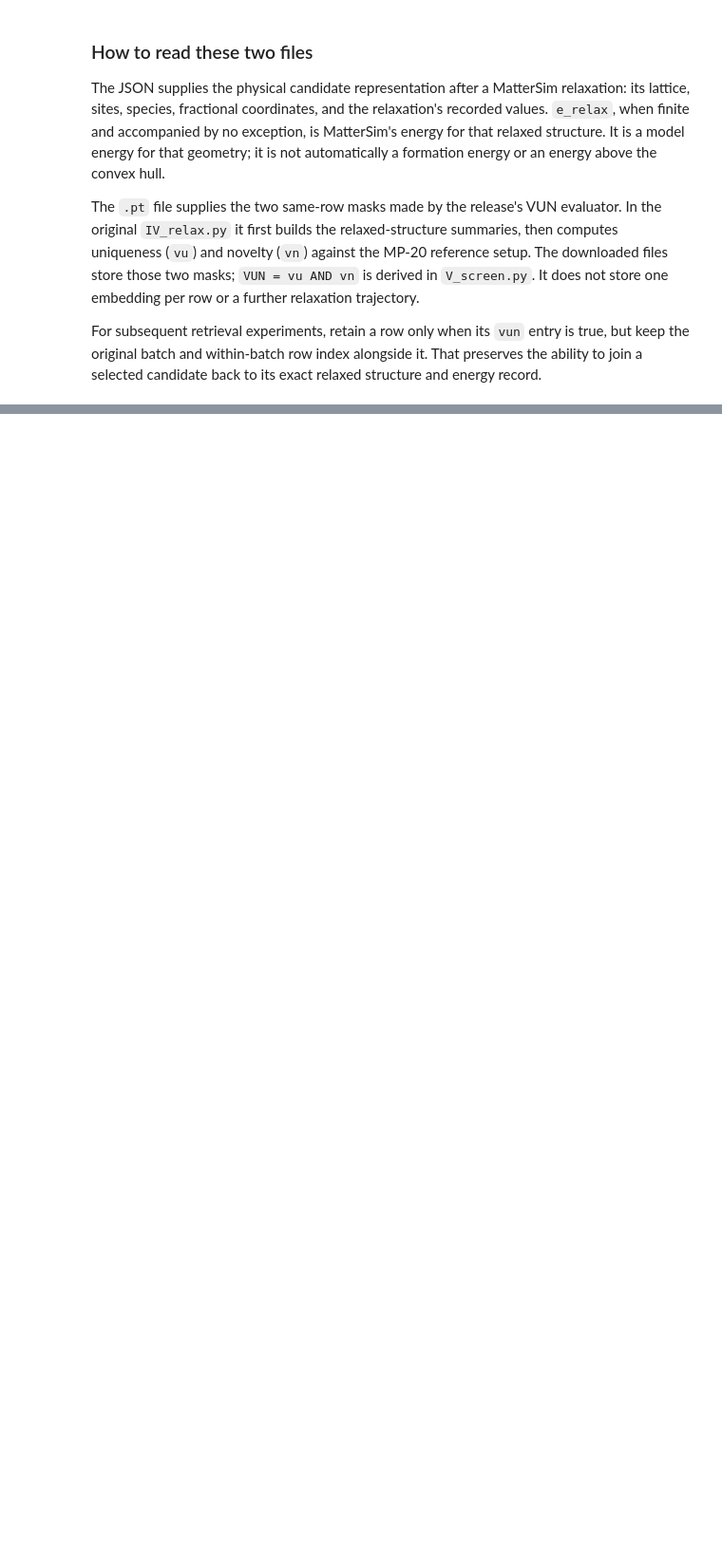
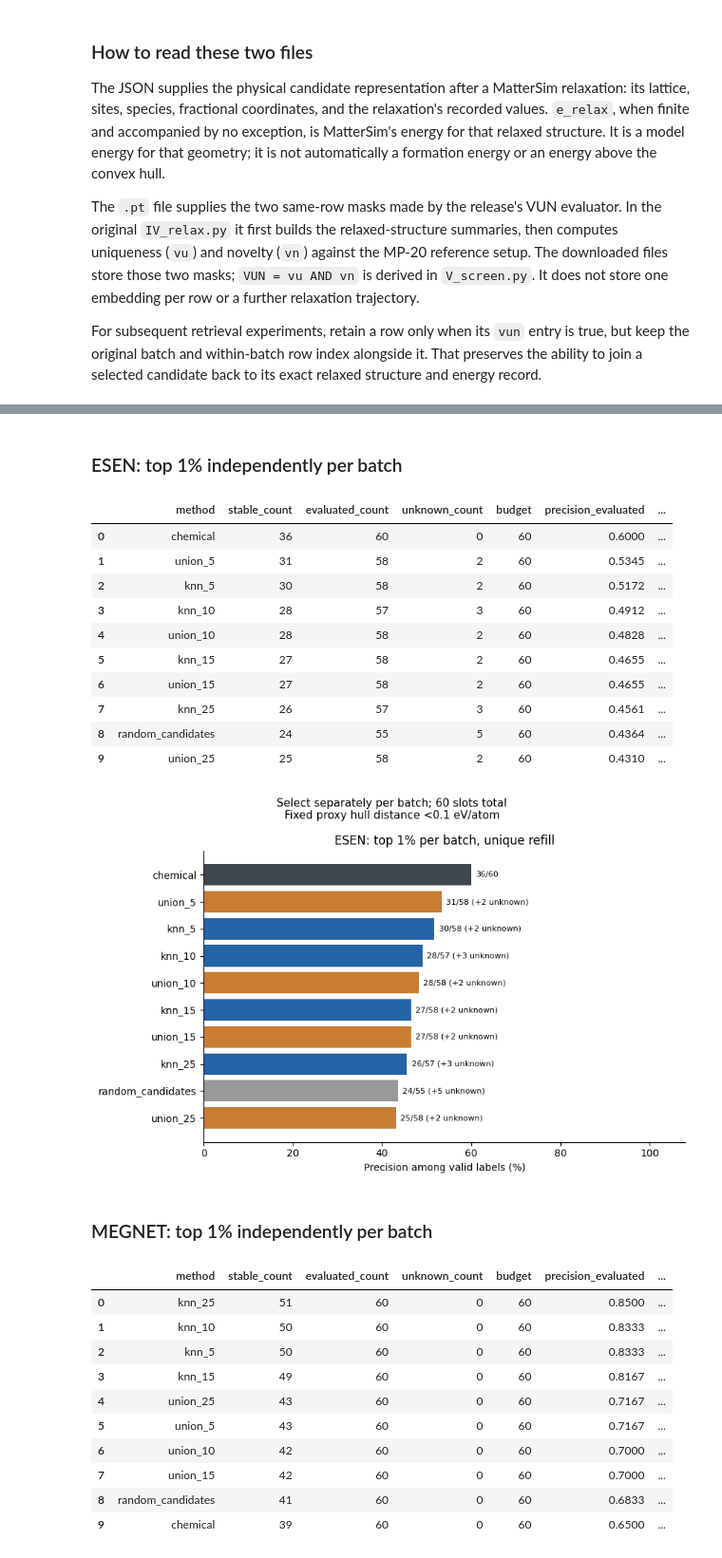
Before and after one commit to adityapgupta/Crys_JEPA, a Jupyter notebook: reference_baselines/reference_set_comparison/inspect_train.ipynb, the cells around one changed output, grey strips where cells are left out. Shown at 95% size. Saved outputs shown, nothing was run; the diff lists cells and outputs as text; code cells hidden in the pictures; blank space fills up the shorter version.

Commit message:
Batchwise comparison

```diff
--- a/reference_baselines/reference_set_comparison/inspect_train.ipynb
+++ b/reference_baselines/reference_set_comparison/inspect_train.ipynb
@@ -475,17 +500,0 @@ We audit counts, equal budgets, coverage, overlaps from candidate membership, cr
-# %%
-proxy_audit = proxy_analysis.audit_report(proxy_bundle)
-display(proxy_audit.round(4))
-print('PASS count identities, percentage denominators, equal requested budgets, membership overlaps, consensus and pooled aggregation.')
-print('Primary turn groups:', sorted(proxy_bundle.tables['turn_metrics']['group'].unique()))
-print('All methods fill their requested budgets; MEGNet has full coverage, eSEN has some unknown labels.')
-
-# Check that the new combined report retains the frozen MEGNet results.
-old_megnet_report = proxy_report / 'megnet'
-if (old_megnet_report / 'complete.json').is_file():
-    old_megnet = proxy_analysis.load_report(old_megnet_report)
-    metric_keys = ['scope', 'group', 'method', 'policy', 'fraction', 'proxy', 'threshold_eV_per_atom']
-    old_values = old_megnet.tables['metrics'].sort_values(metric_keys).reset_index(drop=True)
-    new_values = proxy_bundle.tables['metrics'].query("proxy == 'megnet'").sort_values(metric_keys).reset_index(drop=True)
-    pd.testing.assert_frame_equal(old_values, new_values, check_dtype=False)
-    assert old_megnet.provenance['models']['megnet']['fingerprint'] == proxy_provenance['models']['megnet']['fingerprint']
-    print('PASS: all MEGNet metrics and model identity agree with the earlier standalone report.')
@@ -492,13 +505,11 @@ if (old_megnet_report / 'complete.json').is_file():
 # %%
-proxy_primary_columns = ['method', 'stable_count', 'evaluated_count', 'unknown_count', 'budget',
-                         'precision_evaluated', 'valid_label_coverage', 'stable_yield_lower_bound',
-                         'stable_yield_upper_bound', 'gain_vs_chemical_pp',
-                         'paired_chemical_system_ci_low', 'paired_chemical_system_ci_high']
+columns=['method','stable_count','evaluated_count','unknown_count','budget','precision_evaluated',
+         'valid_label_coverage','stable_yield_lower_bound','stable_yield_upper_bound','gain_vs_chemical_pp',
+         'comparison_ci_low','comparison_ci_high']
 for proxy_name in proxy_bundle.proxies:
-    display(Markdown(f'### {proxy_name.upper()}: primary top-1% results'))
-    display(proxy_analysis.primary_table(proxy_bundle, proxy_name)[proxy_primary_columns].round(4))
-    proxy_analysis.plot_primary(proxy_bundle, proxy_name, proxy_figures)
+    display(Markdown(f'### {proxy_name.upper()}: top 1% independently per batch'))
+    display(proxy_analysis.primary_table(proxy_bundle,proxy_name,scope=proxy_scope)[columns].round(4))
+    proxy_analysis.plot_primary(proxy_bundle,proxy_name,proxy_figures,scope=proxy_scope,counts_only=True)
     plt.show()
-display(Markdown('Precision/coverage/yield columns and stored CI endpoints are fractions; `gain_vs_chemical_pp` is in percentage points. '
-                 'The plots convert the CI endpoints to percentage points. Intervals resample chemical systems, use valid labels, '
-                 'and are descriptive without multiple-comparison adjustment. They compare methods with chemical screening, not with one another.'))
+print('Precision/coverage/yields and CI endpoints are fractions; gain_vs_chemical_pp is in percentage points.')
+# %% [output]
@@ -504,0 +517,25 @@ display(Markdown('Precision/coverage/yield columns and stored CI endpoints are f
+### ESEN: top 1% independently per batch
+|  | method | stable_count | evaluated_count | unknown_count | budget | precision_evaluated | ... |
+| 0 | chemical | 36 | 60 | 0 | 60 | 0.6000 | ... |
+| 1 | union_5 | 31 | 58 | 2 | 60 | 0.5345 | ... |
+| 2 | knn_5 | 30 | 58 | 2 | 60 | 0.5172 | ... |
+| 3 | knn_10 | 28 | 57 | 3 | 60 | 0.4912 | ... |
+| 4 | union_10 | 28 | 58 | 2 | 60 | 0.4828 | ... |
+| 5 | knn_15 | 27 | 58 | 2 | 60 | 0.4655 | ... |
+| 6 | union_15 | 27 | 58 | 2 | 60 | 0.4655 | ... |
+| 7 | knn_25 | 26 | 57 | 3 | 60 | 0.4561 | ... |
+| 8 | random_candidates | 24 | 55 | 5 | 60 | 0.4364 | ... |
+| 9 | union_25 | 25 | 58 | 2 | 60 | 0.4310 | ... |
+[figure, added]
+### MEGNET: top 1% independently per batch
+|  | method | stable_count | evaluated_count | unknown_count | budget | precision_evaluated | ... |
+| 0 | knn_25 | 51 | 60 | 0 | 60 | 0.8500 | ... |
+| 1 | knn_10 | 50 | 60 | 0 | 60 | 0.8333 | ... |
+| 2 | knn_5 | 50 | 60 | 0 | 60 | 0.8333 | ... |
+| 3 | knn_15 | 49 | 60 | 0 | 60 | 0.8167 | ... |
+| 4 | union_25 | 43 | 60 | 0 | 60 | 0.7167 | ... |
+| 5 | union_5 | 43 | 60 | 0 | 60 | 0.7167 | ... |
+| 6 | union_10 | 42 | 60 | 0 | 60 | 0.7000 | ... |
+| 7 | union_15 | 42 | 60 | 0 | 60 | 0.7000 | ... |
+| 8 | random_candidates | 41 | 60 | 0 | 60 | 0.6833 | ... |
+| 9 | chemical | 39 | 60 | 0 | 60 | 0.6500 | ... |
```
Also changed, not shown: parts of 14 cells of this notebook, 13 other files.
